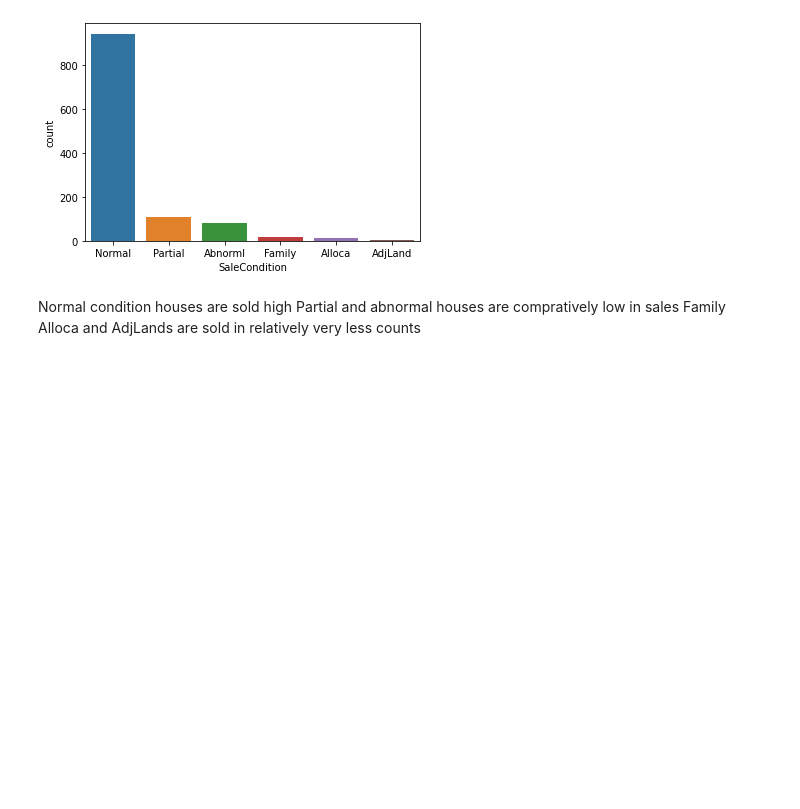
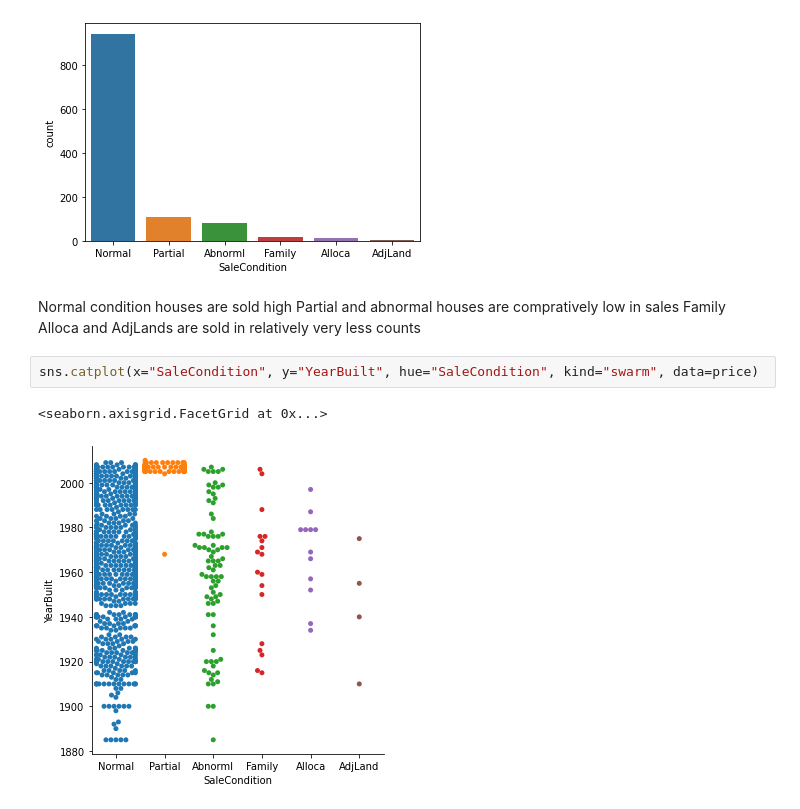
Before and after one commit to KaviyaKathiroli/MyWorks, a Jupyter notebook: FlipHomePrice/housing_collab.ipynb, the cells around one changed output. Cells and saved outputs as stored; diff of their text form; blank space fills up the shorter version.

```diff
--- a/FlipHomePrice/housing_collab.ipynb
+++ b/FlipHomePrice/housing_collab.ipynb
@@ -566,3 +566,8 @@ ax = sns.countplot(x="SaleCondition", data=price)
 Normal condition houses are sold high
 Partial and abnormal houses are compratively low in sales
 Family Alloca and AdjLands are sold in relatively very less counts
+# %%
+sns.catplot(x="SaleCondition", y="YearBuilt", hue="SaleCondition", kind="swarm", data=price)
+# %% [output]
+<seaborn.axisgrid.FacetGrid at 0x...>
+[figure, added]
```
